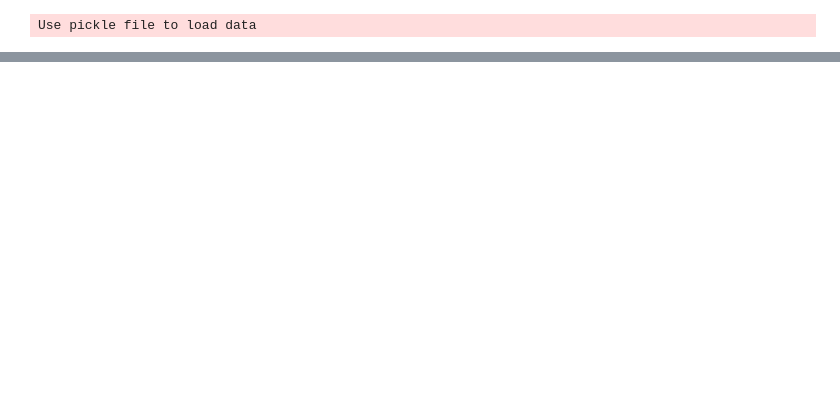
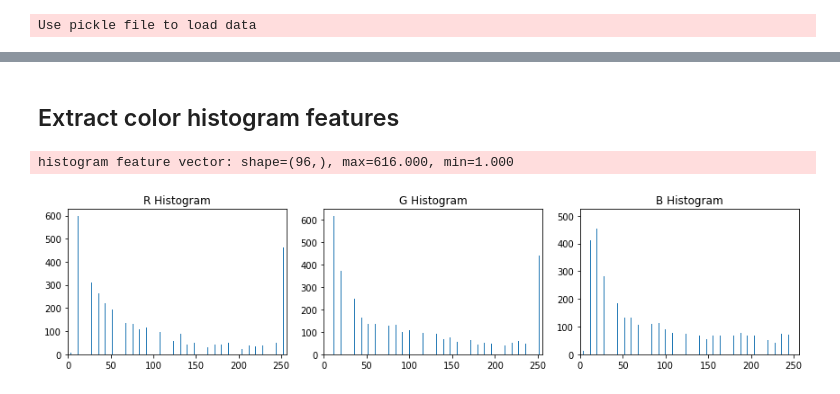
Before and after one commit to WangYuanMike/CarND-Vehicle-Detection, a Jupyter notebook: vehicle_detection.ipynb, the cells around one changed output, grey strips where cells are left out. Saved outputs shown, nothing was run; the diff lists cells and outputs as text; code cells hidden in the pictures; blank space fills up the shorter version.

```diff
--- a/vehicle_detection.ipynb
+++ b/vehicle_detection.ipynb
@@ -94,0 +179,51 @@ plt.show()
+# %% [markdown]
+## Extract color histogram features
+# %%
+# Define a function to compute color histogram features
+def color_hist(img, nbins=32, bins_range=(0, 256), only_feature=True):
+    # Compute the histogram of the RGB channels separately
+    rhist = np.histogram(img[:,:,0], bins=nbins, range=bins_range)
+    ghist = np.histogram(img[:,:,1], bins=nbins, range=bins_range)
+    bhist = np.histogram(img[:,:,2], bins=nbins, range=bins_range)
+    # Generating bin centers
+    bin_edges = rhist[1]
+    bin_centers = (bin_edges[1:]  + bin_edges[0:len(bin_edges)-1])/2
+    # Concatenate the histograms into a single feature vector
+    hist_features = np.concatenate((rhist[0], ghist[0], bhist[0]))
+    # Return the individual histograms, bin_centers and feature vector
+    if only_feature:
+        return hist_features
+    else:
+        return rhist, ghist, bhist, bin_centers, hist_features
+
+
+# define parameters for color_hist function
+bins_upper_bound = 256
+nbins = 32
+
+rh, gh, bh, bincen, feature_vec = color_hist(image, nbins=nbins, bins_range=(0, bins_upper_bound), only_feature=False)
+
+# Plot a figure with all three bar charts
+if rh is not None:
+    logger.info('histogram feature vector: shape={}, max={:.3f}, min={:.3f}'.
+                format(np.shape(feature_vec), np.max(feature_vec), np.min(feature_vec)))
+    fig = plt.figure(figsize=(12,3))
+    plt.subplot(131)
+    plt.bar(bincen, rh[0])
+    plt.xlim(0, bins_upper_bound)
+    plt.title('R Histogram')
+    plt.subplot(132)
+    plt.bar(bincen, gh[0])
+    plt.xlim(0, bins_upper_bound)
+    plt.title('G Histogram')
+    plt.subplot(133)
+    plt.bar(bincen, bh[0])
+    plt.xlim(0, bins_upper_bound)
+    plt.title('B Histogram')
+    fig.tight_layout()
+    plt.show()
+else:
+    print('Your function is returning None for at least one variable...')
+# %% [output]
+histogram feature vector: shape=(96,), max=616.000, min=1.000
+[figure, added]
```
Also changed, not shown: parts of 13 cells of this notebook.
